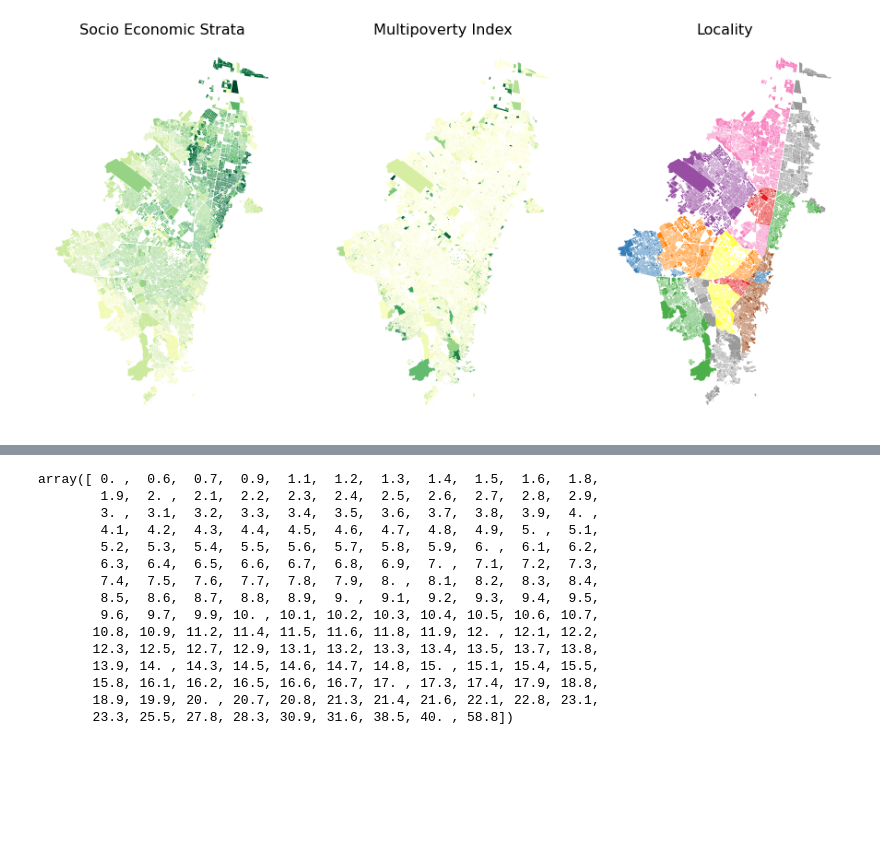
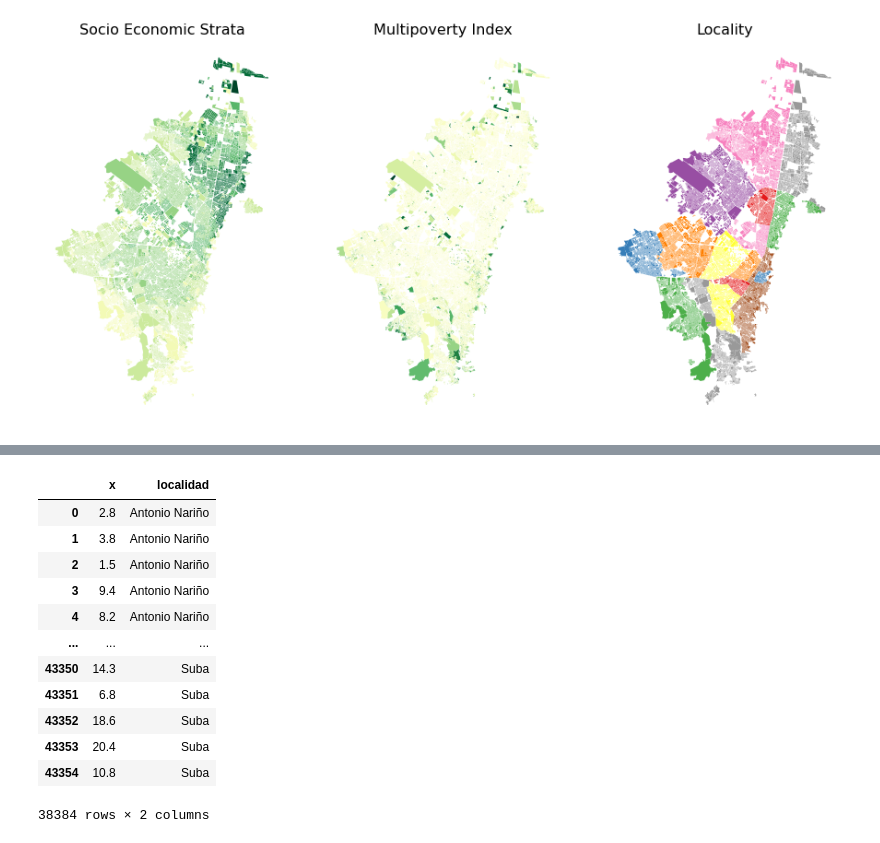
Before and after one commit to ChaosDonkey06/bogota_covid19_lockdowns, a Jupyter notebook: rt_perc_SSE.ipynb, the cells around one changed output, grey strips where cells are left out. Drawn from its saved outputs; the diff is of its cells as text; code cells hidden in the pictures; blank space fills up the shorter version.

```diff
--- a/rt_perc_SSE.ipynb
+++ b/rt_perc_SSE.ipynb
@@ -155,18 +147,17 @@ for loc in localidades_list:
-# %%
-ipm
-# %% [output]
-array([ 0. ,  0.6,  0.7,  0.9,  1.1,  1.2,  1.3,  1.4,  1.5,  1.6,  1.8,
-        1.9,  2. ,  2.1,  2.2,  2.3,  2.4,  2.5,  2.6,  2.7,  2.8,  2.9,
-        3. ,  3.1,  3.2,  3.3,  3.4,  3.5,  3.6,  3.7,  3.8,  3.9,  4. ,
-        4.1,  4.2,  4.3,  4.4,  4.5,  4.6,  4.7,  4.8,  4.9,  5. ,  5.1,
-        5.2,  5.3,  5.4,  5.5,  5.6,  5.7,  5.8,  5.9,  6. ,  6.1,  6.2,
-        6.3,  6.4,  6.5,  6.6,  6.7,  6.8,  6.9,  7. ,  7.1,  7.2,  7.3,
-        7.4,  7.5,  7.6,  7.7,  7.8,  7.9,  8. ,  8.1,  8.2,  8.3,  8.4,
-        8.5,  8.6,  8.7,  8.8,  8.9,  9. ,  9.1,  9.2,  9.3,  9.4,  9.5,
-        9.6,  9.7,  9.9, 10. , 10.1, 10.2, 10.3, 10.4, 10.5, 10.6, 10.7,
-       10.8, 10.9, 11.2, 11.4, 11.5, 11.6, 11.8, 11.9, 12. , 12.1, 12.2,
-       12.3, 12.5, 12.7, 12.9, 13.1, 13.2, 13.3, 13.4, 13.5, 13.7, 13.8,
-       13.9, 14. , 14.3, 14.5, 14.6, 14.7, 14.8, 15. , 15.1, 15.4, 15.5,
-       15.8, 16.1, 16.2, 16.5, 16.6, 16.7, 17. , 17.3, 17.4, 17.9, 18.8,
-       18.9, 19.9, 20. , 20.7, 20.8, 21.3, 21.4, 21.6, 22.1, 22.8, 23.1,
-       23.3, 25.5, 27.8, 28.3, 30.9, 31.6, 38.5, 40. , 58.8])
+# %%
+df_ipm = shp_df[["IPM", "localidad"]].rename(columns={"IPM": "x"})
+df_ipm
+# %% [output]
+|  | x | localidad |
+| 0 | 2.8 | Antonio Nariño |
+| 1 | 3.8 | Antonio Nariño |
+| 2 | 1.5 | Antonio Nariño |
+| 3 | 9.4 | Antonio Nariño |
+| 4 | 8.2 | Antonio Nariño |
+| ... | ... | ... |
+| 43350 | 14.3 | Suba |
+| 43351 | 6.8 | Suba |
+| 43352 | 18.6 | Suba |
+| 43353 | 20.4 | Suba |
+| 43354 | 10.8 | Suba |
+38384 rows × 2 columns
```
Also changed, not shown: parts of 5 cells of this notebook, 1 other file.
